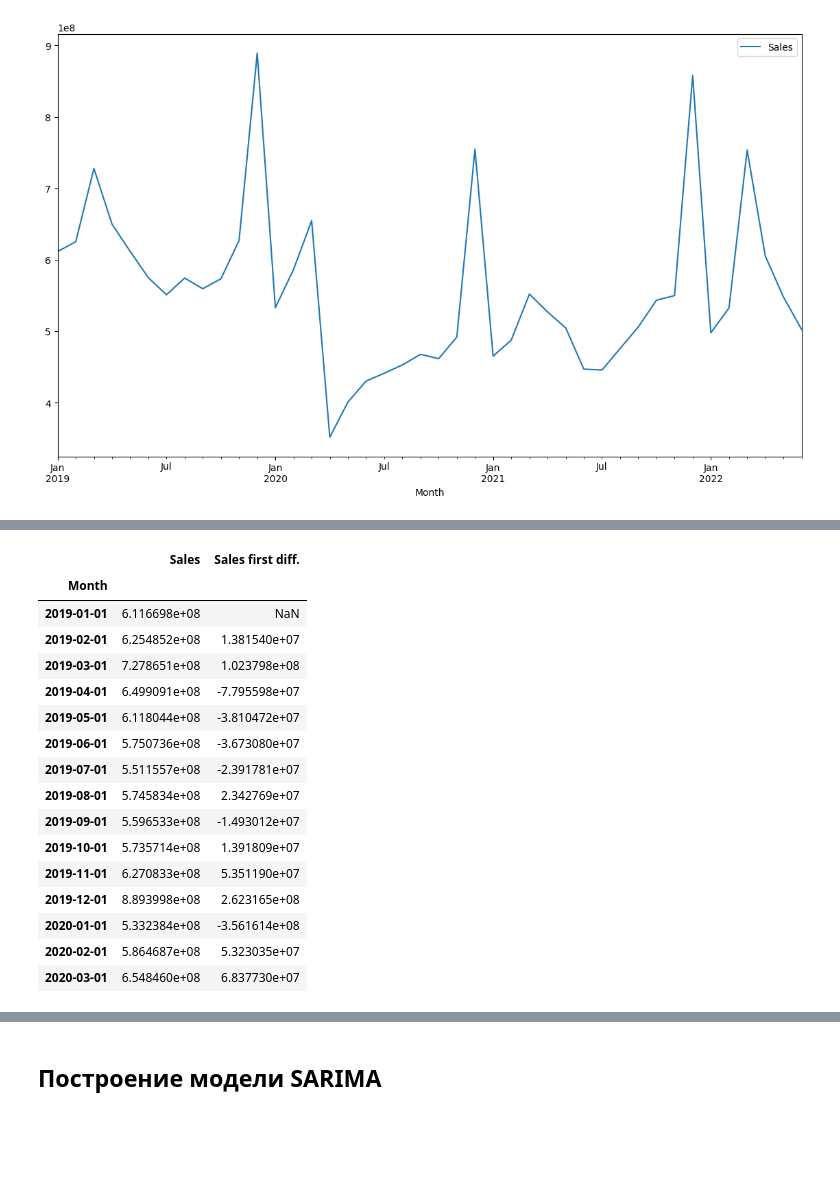
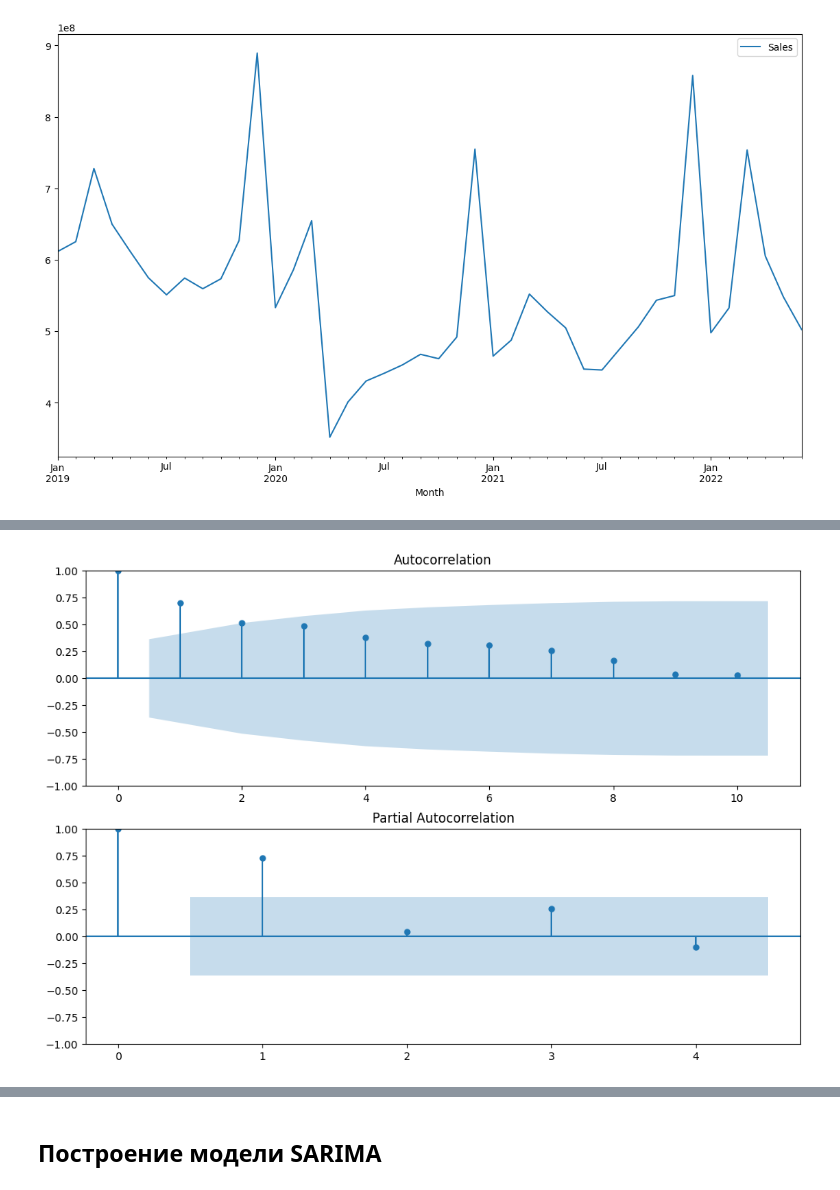
Before and after one commit to OriginalModo/FORECAST_2_MONTH, a Jupyter notebook: FORECAST_2_MONTH_2_YEARS.ipynb, the cells around one changed output, grey strips where cells are left out. Drawn from its saved outputs; the diff is of its cells as text; code cells hidden in the pictures; blank space fills up the shorter version.

```diff
--- a/FORECAST_2_MONTH_2_YEARS.ipynb
+++ b/FORECAST_2_MONTH_2_YEARS.ipynb
@@ -226,25 +242,9 @@ df.head(15)
 # %%
-# fig = plt.figure(figsize = (12,8))
-# ax1 = fig.add_subplot(211)
-# fig = plot_acf(df['Seasonal first diff.'].iloc[13:], lags=10, ax=ax1)
-#
-# ax2 = fig.add_subplot(212)
-# fig = plot_pacf(df['Seasonal first diff.'].iloc[13:], lags=4, ax=ax2)
+fig = plt.figure(figsize = (12,8))
+ax1 = fig.add_subplot(211)
+fig = plot_acf(df['Seasonal first diff.'].iloc[13:], lags=10, ax=ax1)
+
+ax2 = fig.add_subplot(212)
+fig = plot_pacf(df['Seasonal first diff.'].iloc[13:], lags=4, ax=ax2)
 # %% [output]
-|  | Sales | Sales first diff. |
-| Month |  |  |
-| 2019-01-01 | 6.116698e+08 | NaN |
-| 2019-02-01 | 6.254852e+08 | 1.381540e+07 |
-| 2019-03-01 | 7.278651e+08 | 1.023798e+08 |
-| 2019-04-01 | 6.499091e+08 | -7.795598e+07 |
-| 2019-05-01 | 6.118044e+08 | -3.810472e+07 |
-| 2019-06-01 | 5.750736e+08 | -3.673080e+07 |
-| 2019-07-01 | 5.511557e+08 | -2.391781e+07 |
-| 2019-08-01 | 5.745834e+08 | 2.342769e+07 |
-| 2019-09-01 | 5.596533e+08 | -1.493012e+07 |
-| 2019-10-01 | 5.735714e+08 | 1.391809e+07 |
-| 2019-11-01 | 6.270833e+08 | 5.351190e+07 |
-| 2019-12-01 | 8.893998e+08 | 2.623165e+08 |
-| 2020-01-01 | 5.332384e+08 | -3.561614e+08 |
-| 2020-02-01 | 5.864687e+08 | 5.323035e+07 |
-| 2020-03-01 | 6.548460e+08 | 6.837730e+07 |
+[figure, added]
```
Also changed, not shown: parts of 34 cells of this notebook.
